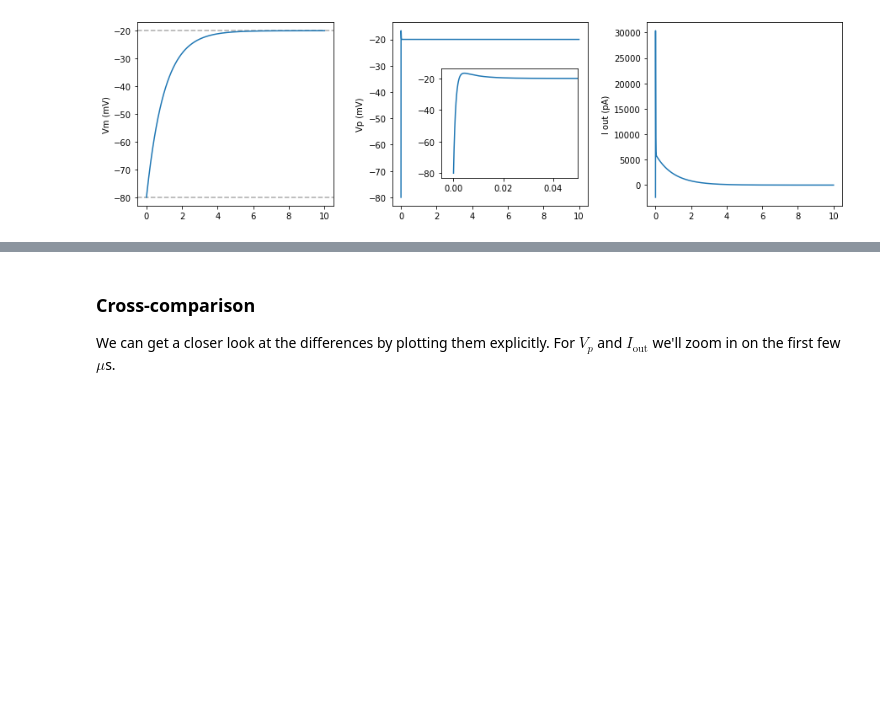
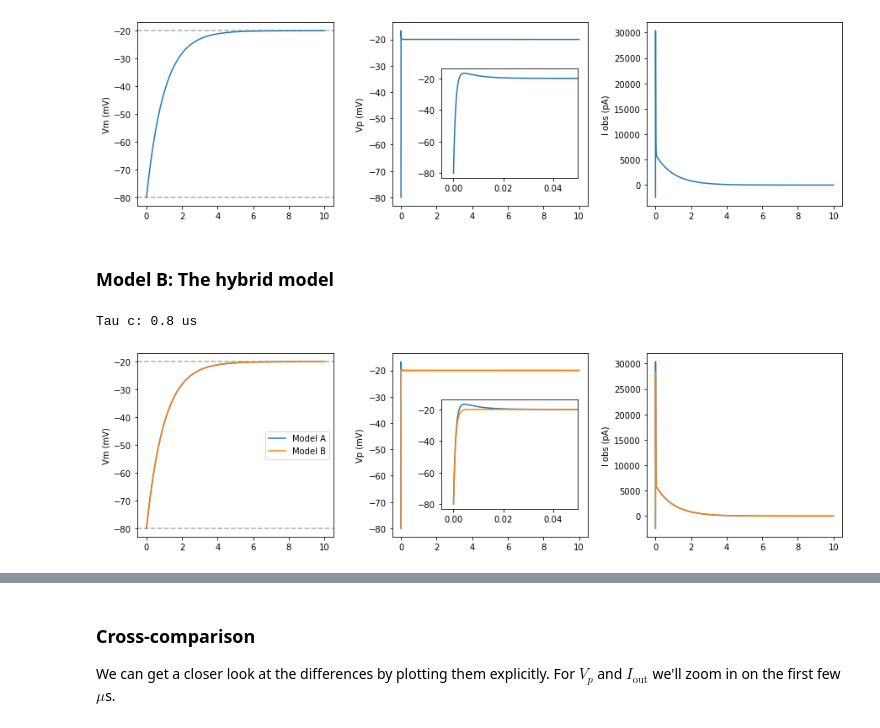
Before and after one commit to CardiacModelling/fitting-notebooks, a Jupyter notebook: artefacts/appendix-F-uncompensated-models.ipynb, the cells around one changed output, grey strips where cells are left out. Drawn from its saved outputs; the diff is of its cells as text; code cells hidden in the pictures; blank space fills up the shorter version.

```diff
--- a/artefacts/appendix-F-uncompensated-models.ipynb
+++ b/artefacts/appendix-F-uncompensated-models.ipynb
@@ -217,3 +242,5 @@ ax.plot(dA.time(), dA['amp.I_out'])
 plt.show()
 # %% [output]
 [figure]
+# %% [markdown]
+### Model B: The hybrid model
@@ -219,0 +301,5 @@ plt.show()
+# %%
+# Check that we set the tau values for tau_c = 0.8 us
+print(f'Tau c: {mB.get("amp.tau_c").eval() * 1e3} us')
+# %% [output]
+Tau c: 0.8 us
@@ -219,0 +310,28 @@ plt.show()
+# %%
+fig = plt.figure(figsize=(15, 4))
+fig.subplots_adjust(wspace=0.3)
+
+ax = fig.add_subplot(1, 3, 1)
+ax.set_ylabel('Vm (mV)')
+ax.axhline(mA.get('cell.Vm').initial_value().eval(), **kw)
+ax.axhline(mA.get('amp.Vc').eval(), **kw)
+ax.plot(dA.time(), dA['cell.Vm'], label='Model A')
+ax.plot(dB.time(), dB['cell.Vm'], label='Model B')
+ax.legend()
+
+ax = fig.add_subplot(1, 3, 2)
+ax.set_ylabel('Vp (mV)')
+ax.plot(dA.time(), dA['amp.Vp'], label='Model A')
+ax.plot(dB.time(), dB['amp.Vp'], label='Model B')
+ax = ax.inset_axes((0.25, 0.15, 0.7, 0.6))
+ax.plot(dA.time(), dA['amp.Vp'], label='Model A')
+ax.plot(dB.time(), dB['amp.Vp'], label='Model B')
+ax.set_xlim(-0.005, 0.05)
+
+ax = fig.add_subplot(1, 3, 3)
+ax.set_ylabel('I obs (pA)')
+ax.plot(dA.time(), dA['amp.I_obs'], label='Model A')
+ax.plot(dB.time(), dB['amp.I_obs'], label='Model B')
+plt.show()
+# %% [output]
+[figure, new version]
```
Also changed, not shown: parts of 28 cells of this notebook, 14 other files.
